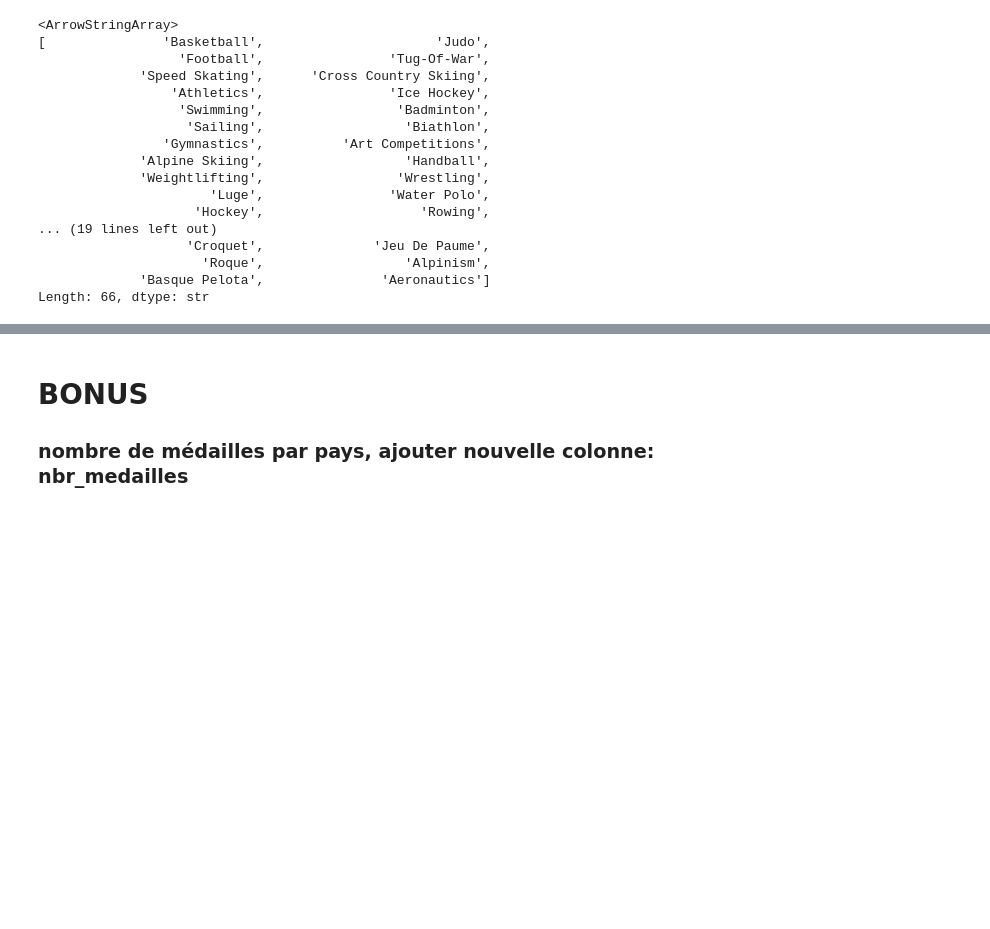
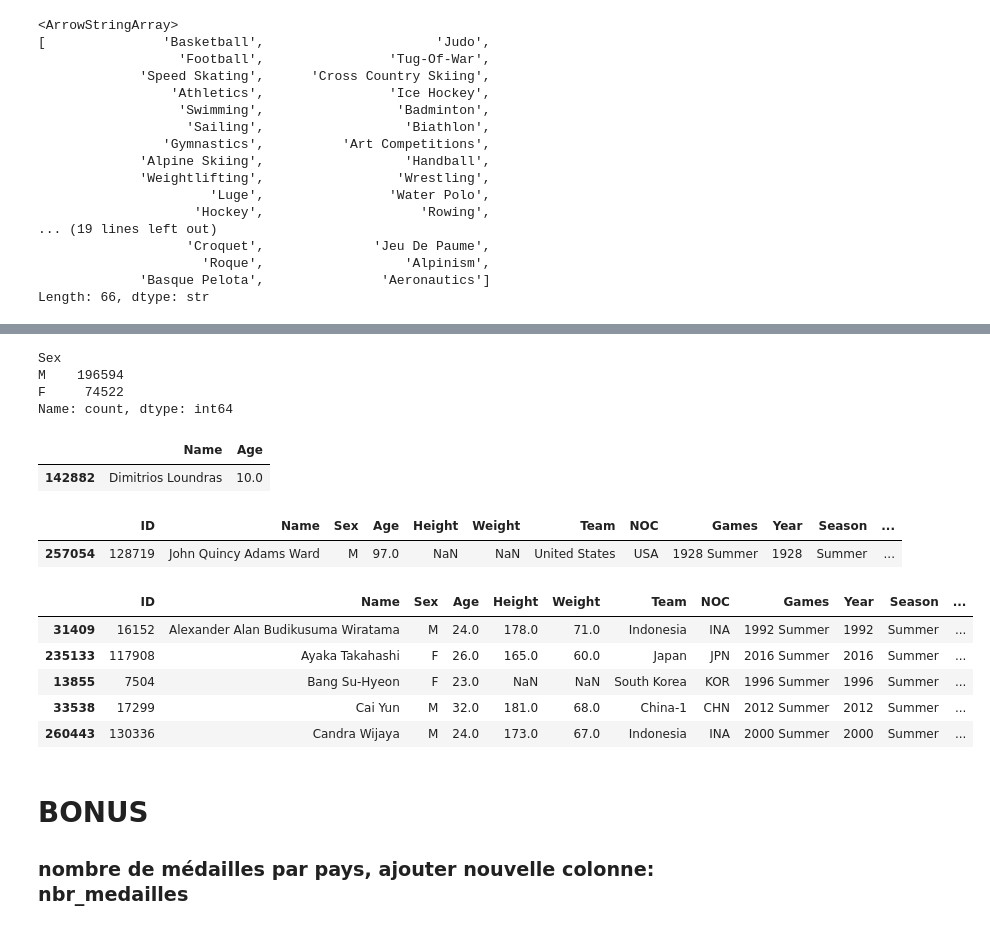
Before and after one commit to Davit-Ners-Bstorm/TECHNOFUTUR-DEV-IA-pandas, a Jupyter notebook: exo_jo.ipynb, the cells around one changed output, grey strips where cells are left out. Drawn from its saved outputs; the diff is of its cells as text; code cells hidden in the pictures; blank space fills up the shorter version.

```diff
--- a/exo_jo.ipynb
+++ b/exo_jo.ipynb
@@ -184,12 +214,37 @@ Length: 66, dtype: str
 # %%
-# 19)	Compter y a-t-il de femme est d’homme dans le dataframe (fonction values_counts())
+# 19)	Compter y a-t-il de femme est d’homme dans le dataframe
+data["Sex"].value_counts()
+# %% [output]
+Sex
+M    196594
+F     74522
+Name: count, dtype: int64
 # %%
 # 20)	Quel est l’athlète le plus jeune
+plus_jeune = data["Age"] == data["Age"].min()
+plus_jeune
+data.loc[plus_jeune, ["Name", "Age"]]
+# %% [output]
+|  | Name | Age |
+| 142882 | Dimitrios Loundras | 10.0 |
 # %%
 # 21)	Quel est l’athlète le plus vieux
+data.nlargest(1, "Age")
+# %% [output]
+|  | ID | Name | Sex | Age | Height | Weight | Team | NOC | Games | Year | Season | ... |
+| 257054 | 128719 | John Quincy Adams Ward | M | 97.0 | NaN | NaN | United States | USA | 1928 Summer | 1928 | Summer | ... |
 # %%
 # 22)	Quels sont les joueurs ayant gagné des médailles d’Or en badminton simple au cours des années.
 # Trier le résultat par ordre alphabétique sur le nom des joueurs.
+masque_gold = (data['Medal'] == "Gold") & (data["Sport"] == "Badminton")
+data.loc[masque_gold, :].sort_values("Name", ascending=True).head()
+# %% [output]
+|  | ID | Name | Sex | Age | Height | Weight | Team | NOC | Games | Year | Season | ... |
+| 31409 | 16152 | Alexander Alan Budikusuma Wiratama | M | 24.0 | 178.0 | 71.0 | Indonesia | INA | 1992 Summer | 1992 | Summer | ... |
+| 235133 | 117908 | Ayaka Takahashi | F | 26.0 | 165.0 | 60.0 | Japan | JPN | 2016 Summer | 2016 | Summer | ... |
+| 13855 | 7504 | Bang Su-Hyeon | F | 23.0 | NaN | NaN | South Korea | KOR | 1996 Summer | 1996 | Summer | ... |
+| 33538 | 17299 | Cai Yun | M | 32.0 | 181.0 | 68.0 | China-1 | CHN | 2012 Summer | 2012 | Summer | ... |
+| 260443 | 130336 | Candra Wijaya | M | 24.0 | 173.0 | 67.0 | Indonesia | INA | 2000 Summer | 2000 | Summer | ... |
 # %%
 # 23)	Quels sont les 3 pays ayant gagné le plus de médailles de 1984 à 2016
 # %%
```
Also changed, not shown: parts of 4 cells of this notebook.
